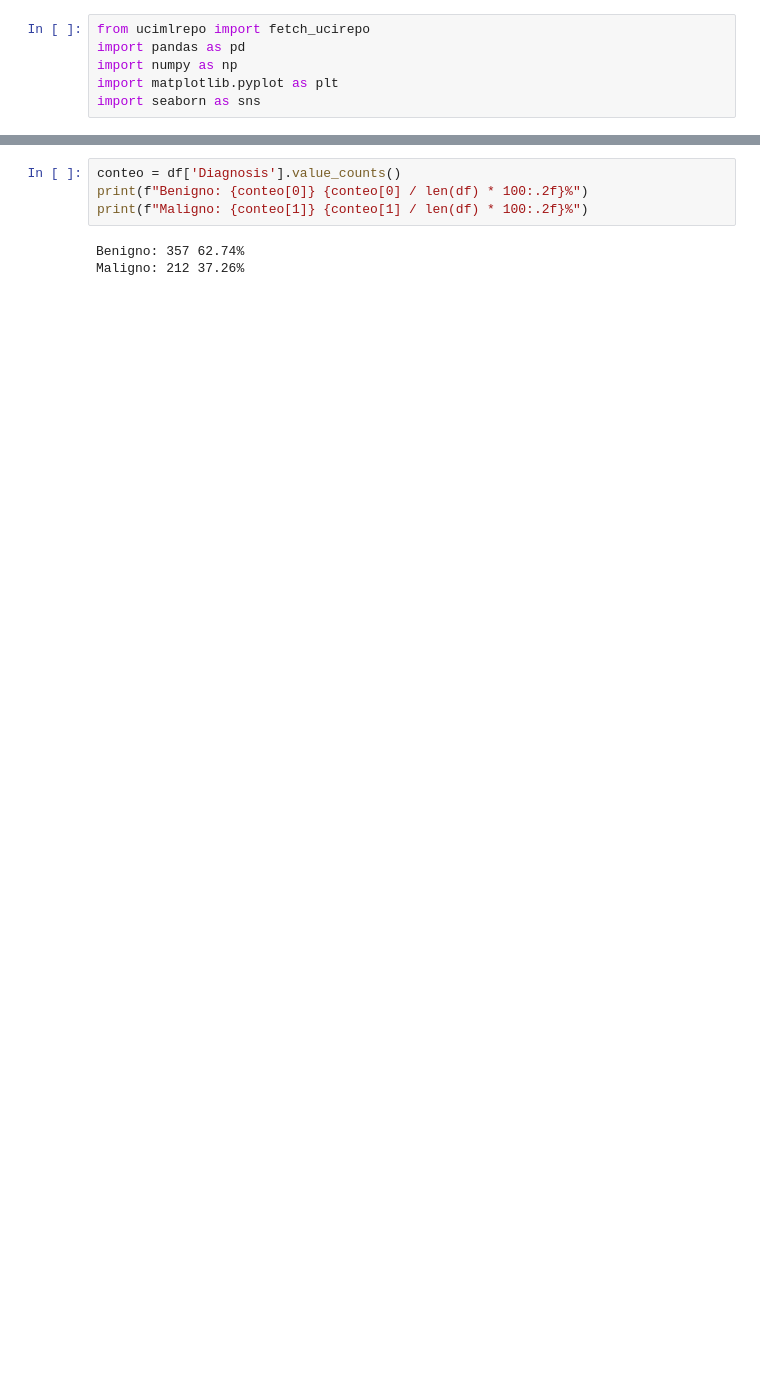
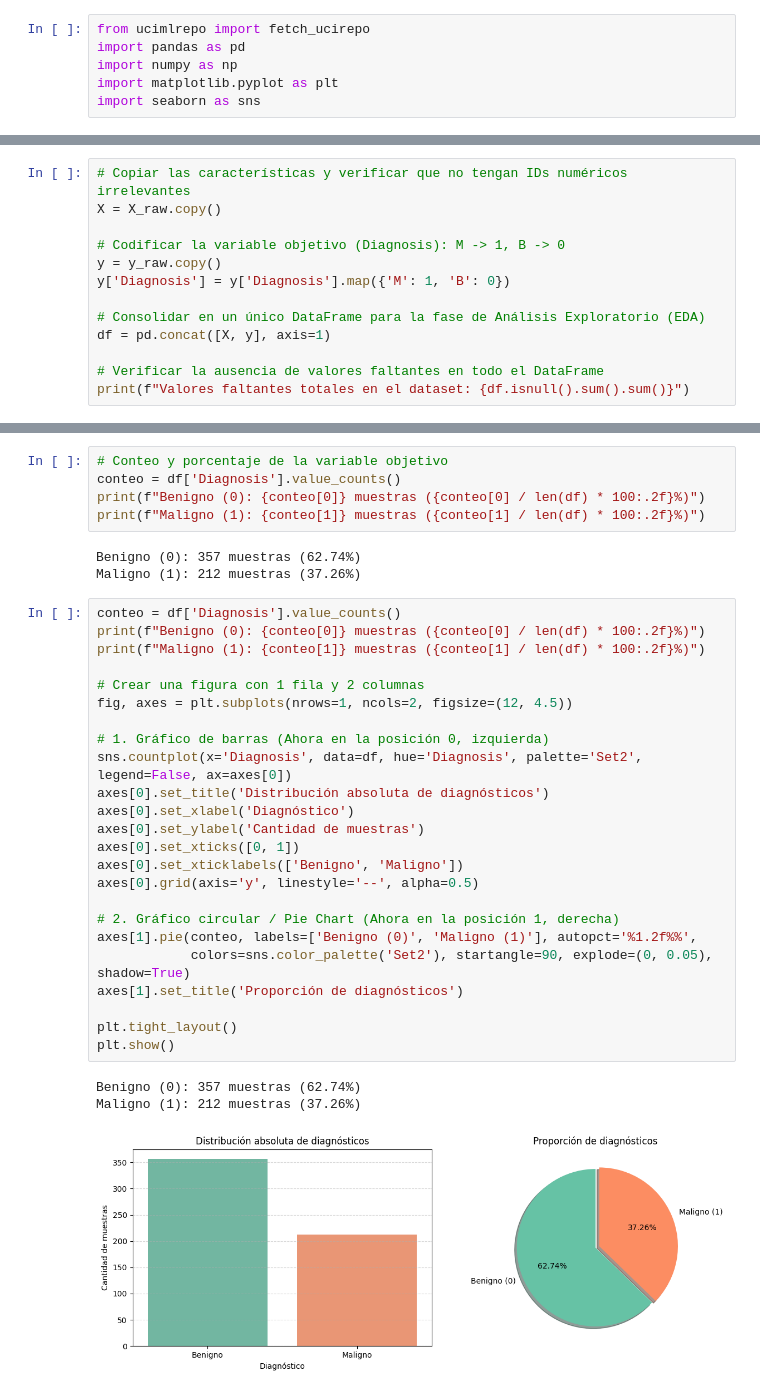
Before and after one commit to leonaidasup/Modelo2-final, a Jupyter notebook: Modelos2_Parte1.ipynb, the cells around one changed output, grey strips where cells are left out. Drawn from its saved outputs; the diff is of its cells as text; blank space fills up the shorter version.

Commit message:
EDA, eliminacion de variables y Regresion logistica

```diff
--- a/Modelos2_Parte1.ipynb
+++ b/Modelos2_Parte1.ipynb
@@ -43,0 +72,13 @@ valores faltantes en total: 0
+# %%
+# Copiar las características y verificar que no tengan IDs numéricos irrelevantes
+X = X_raw.copy()
+
+# Codificar la variable objetivo (Diagnosis): M -> 1, B -> 0
+y = y_raw.copy()
+y['Diagnosis'] = y['Diagnosis'].map({'M': 1, 'B': 0})
+
+# Consolidar en un único DataFrame para la fase de Análisis Exploratorio (EDA)
+df = pd.concat([X, y], axis=1)
+
+# Verificar la ausencia de valores faltantes en todo el DataFrame
+print(f"Valores faltantes totales en el dataset: {df.isnull().sum().sum()}")
@@ -44,7 +96,36 @@ valores faltantes en total: 0
 # %%
+# Conteo y porcentaje de la variable objetivo
 conteo = df['Diagnosis'].value_counts()
-print(f"Benigno: {conteo[0]} {conteo[0] / len(df) * 100:.2f}%")
-print(f"Maligno: {conteo[1]} {conteo[1] / len(df) * 100:.2f}%")
+print(f"Benigno (0): {conteo[0]} muestras ({conteo[0] / len(df) * 100:.2f}%)")
+print(f"Maligno (1): {conteo[1]} muestras ({conteo[1] / len(df) * 100:.2f}%)")
 # %% [output]
-Benigno: 357 62.74%
-Maligno: 212 37.26%
+Benigno (0): 357 muestras (62.74%)
+Maligno (1): 212 muestras (37.26%)
+# %%
+conteo = df['Diagnosis'].value_counts()
+print(f"Benigno (0): {conteo[0]} muestras ({conteo[0] / len(df) * 100:.2f}%)")
+print(f"Maligno (1): {conteo[1]} muestras ({conteo[1] / len(df) * 100:.2f}%)")
+
+# Crear una figura con 1 fila y 2 columnas
+fig, axes = plt.subplots(nrows=1, ncols=2, figsize=(12, 4.5))
+
+# 1. Gráfico de barras (Ahora en la posición 0, izquierda)
+sns.countplot(x='Diagnosis', data=df, hue='Diagnosis', palette='Set2', legend=False, ax=axes[0])
+axes[0].set_title('Distribución absoluta de diagnósticos')
+axes[0].set_xlabel('Diagnóstico')
+axes[0].set_ylabel('Cantidad de muestras')
+axes[0].set_xticks([0, 1])
+axes[0].set_xticklabels(['Benigno', 'Maligno'])
+axes[0].grid(axis='y', linestyle='--', alpha=0.5)
+
+# 2. Gráfico circular / Pie Chart (Ahora en la posición 1, derecha)
+axes[1].pie(conteo, labels=['Benigno (0)', 'Maligno (1)'], autopct='%1.2f%%',
+            colors=sns.color_palette('Set2'), startangle=90, explode=(0, 0.05), shadow=True)
+axes[1].set_title('Proporción de diagnósticos')
+
+plt.tight_layout()
+plt.show()
+# %% [output]
+Benigno (0): 357 muestras (62.74%)
+Maligno (1): 212 muestras (37.26%)
+[figure, added]
```
Also changed, not shown: parts of 29 cells of this notebook.
